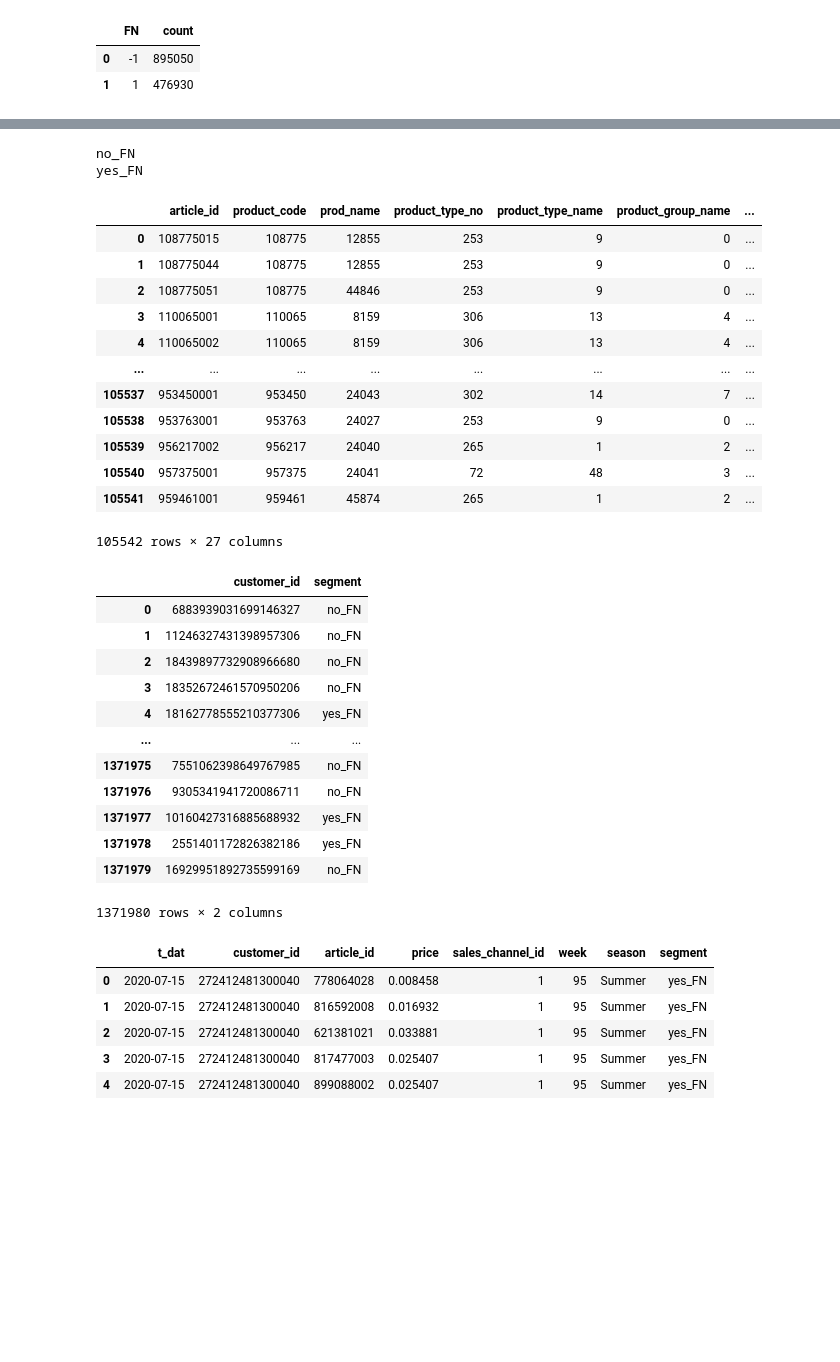
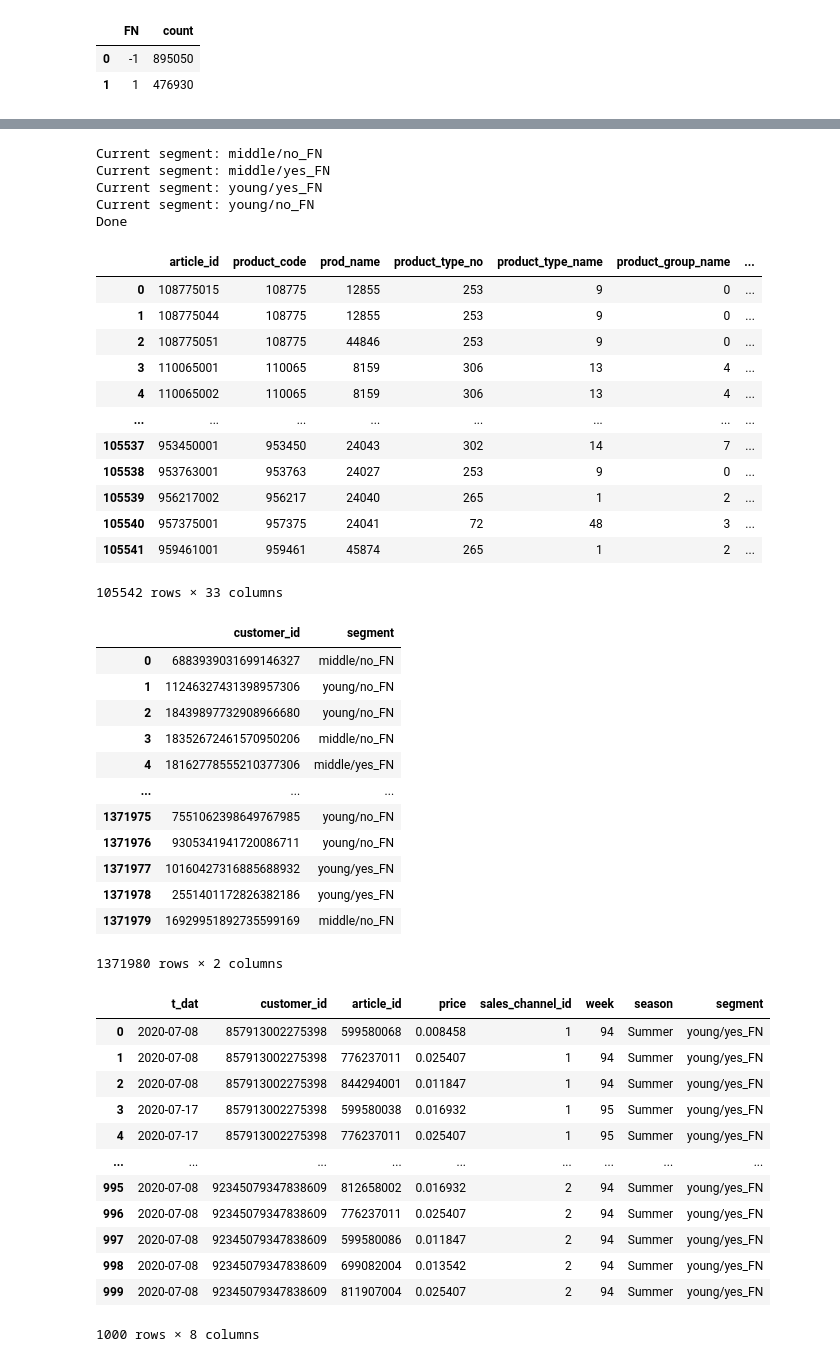
Before and after one commit to LienM/ai-project-23-24, a Jupyter notebook: ArnoDeKeersmaeker/Research/Research2.ipynb, the cells around one changed output, grey strips where cells are left out. Saved outputs shown, nothing was run; the diff lists cells and outputs as text; code cells hidden in the pictures; blank space fills up the shorter version.

```diff
--- a/ArnoDeKeersmaeker/Research/Research2.ipynb
+++ b/ArnoDeKeersmaeker/Research/Research2.ipynb
@@ -100,8 +100,9 @@ customers.groupby(["FN"]).size().reset_index(name="count")
 # %%
 # Define customer segments. Defined columns need to exist for customer
 segments = {
-    # "age" : {float(age): "young" if age < 30 else "middle" if age < 60 else "old" for age in range(0,120)},
+    "age" : {float(age): "young" if age < 35 else "middle" for age in range(0,120)},
     "FN" : {1.0 : "yes_FN", -1.0: "no_FN"},
+    # "age" : {float(age): "age_young" for age in range(0,120)}
 }
 
 for column in segments.keys():
@@ -213,9 +218,9 @@ for segment_name, segment_transactions in transactions_per_segment.items():
         seasonal_sales_by_type = seasonal_sales_by_type.merge(type_average_sales, on=feature)
         seasonal_sales_by_type["season_ratio"] = seasonal_sales_by_type["count"] / seasonal_sales_by_type["avg_all_seasons"]
 
-        # Only keeping the 75% most sold combinations
-        threshold = seasonal_sales_by_type["count"].quantile(0.25)
-        seasonal_sales_by_type = seasonal_sales_by_type[seasonal_sales_by_type["count"] >= threshold]
+        # # Only keeping the 75% most sold combinations
+        # threshold = seasonal_sales_by_type["count"].quantile(0.25)
+        # seasonal_sales_by_type = seasonal_sales_by_type[seasonal_sales_by_type["count"] > threshold]
 
         # Creating a ratio look up table
         seasonal_sales_by_type = seasonal_sales_by_type[[feature, "season_ratio"]]
@@ -223,9 +228,13 @@ for segment_name, segment_transactions in transactions_per_segment.items():
 
         # Save together with the other segments
         all_scores[(segment_name, feature)] = seasonal_sales_by_type.set_index("feature").to_dict()["season_ratio"]
+print("Done")
 # %% [output]
-no_FN
-yes_FN
+Current segment: middle/no_FN
+Current segment: middle/yes_FN
+Current segment: young/yes_FN
+Current segment: young/no_FN
+Done
 # %%
 # Calculate the season compatibility scores for each article
 def create_article_scores(article):
@@ -247,7 +256,9 @@ articles_scores = articles.copy()
 articles_scores[segment_names] = articles_scores.apply(create_article_scores, axis=1, result_type="expand")
 
 # normalize the scores
-articles_scores[segment_names] = MinMaxScaler().fit_transform(articles_scores[segment_names])
+for segment_name in segment_names:
+    articles_scores[segment_name + "x"] = MinMaxScaler().fit_transform(articles_scores[[segment_name]])
+
 articles_scores
 # %% [output]
 |  | article_id | product_code | prod_name | product_type_no | product_type_name | product_group_name | ... |
@@ -262,7 +273,7 @@ articles_scores
 | 105539 | 956217002 | 956217 | 24040 | 265 | 1 | 2 | ... |
 | 105540 | 957375001 | 957375 | 24041 | 72 | 48 | 3 | ... |
 | 105541 | 959461001 | 959461 | 45874 | 265 | 1 | 2 | ... |
-105542 rows × 27 columns
+105542 rows × 33 columns
 # %%
 articles_scores.to_parquet(path + 'articles_edited2.parquet')
 # %%
@@ -318,33 +329,42 @@ def recall(predictions, purchases, k=12):
 segmented_customers
 # %% [output]
 |  | customer_id | segment |
-| 0 | 6883939031699146327 | no_FN |
-| 1 | 11246327431398957306 | no_FN |
-| 2 | 18439897732908966680 | no_FN |
-| 3 | 18352672461570950206 | no_FN |
-| 4 | 18162778555210377306 | yes_FN |
+| 0 | 6883939031699146327 | middle/no_FN |
+| 1 | 11246327431398957306 | young/no_FN |
+| 2 | 18439897732908966680 | young/no_FN |
+| 3 | 18352672461570950206 | middle/no_FN |
+| 4 | 18162778555210377306 | middle/yes_FN |
 | ... | ... | ... |
-| 1371975 | 7551062398649767985 | no_FN |
-| 1371976 | 9305341941720086711 | no_FN |
-| 1371977 | 10160427316885688932 | yes_FN |
-| 1371978 | 2551401172826382186 | yes_FN |
-| 1371979 | 16929951892735599169 | no_FN |
+| 1371975 | 7551062398649767985 | young/no_FN |
+| 1371976 | 9305341941720086711 | young/no_FN |
+| 1371977 | 10160427316885688932 | young/yes_FN |
+| 1371978 | 2551401172826382186 | young/yes_FN |
+| 1371979 | 16929951892735599169 | middle/no_FN |
 1371980 rows × 2 columns
 # %%
 ### split into training and testing
 # one week is used for testing
 # a number of weeks leading up to the test week are used to train the ranker
-test_week = 105
+test_week = 104
 num_training_weeks = 10
 training_weeks = np.arange(test_week-num_training_weeks, test_week)
 train_data = transactions_train[transactions_train.week.isin(training_weeks)].reset_index(drop=True)
+
+# add segment of the customer to each transaction
 train_data = train_data.merge(segmented_customers, on="customer_id")
-train_data.head()
+train_data.head(1000)
 # %% [output]
 |  | t_dat | customer_id | article_id | price | sales_channel_id | week | season | segment |
-| 0 | 2020-07-15 | 272412481300040 | 778064028 | 0.008458 | 1 | 95 | Summer | yes_FN |
-| 1 | 2020-07-15 | 272412481300040 | 816592008 | 0.016932 | 1 | 95 | Summer | yes_FN |
-| 2 | 2020-07-15 | 272412481300040 | 621381021 | 0.033881 | 1 | 95 | Summer | yes_FN |
-| 3 | 2020-07-15 | 272412481300040 | 817477003 | 0.025407 | 1 | 95 | Summer | yes_FN |
-| 4 | 2020-07-15 | 272412481300040 | 899088002 | 0.025407 | 1 | 95 | Summer | yes_FN |
+| 0 | 2020-07-08 | 857913002275398 | 599580068 | 0.008458 | 1 | 94 | Summer | young/yes_FN |
+| 1 | 2020-07-08 | 857913002275398 | 776237011 | 0.025407 | 1 | 94 | Summer | young/yes_FN |
+| 2 | 2020-07-08 | 857913002275398 | 844294001 | 0.011847 | 1 | 94 | Summer | young/yes_FN |
+| 3 | 2020-07-17 | 857913002275398 | 599580038 | 0.016932 | 1 | 95 | Summer | young/yes_FN |
+| 4 | 2020-07-17 | 857913002275398 | 776237011 | 0.025407 | 1 | 95 | Summer | young/yes_FN |
+| ... | ... | ... | ... | ... | ... | ... | ... | ... |
+| 995 | 2020-07-08 | 92345079347838609 | 812658002 | 0.016932 | 2 | 94 | Summer | young/yes_FN |
+| 996 | 2020-07-08 | 92345079347838609 | 776237011 | 0.025407 | 2 | 94 | Summer | young/yes_FN |
+| 997 | 2020-07-08 | 92345079347838609 | 599580086 | 0.011847 | 2 | 94 | Summer | young/yes_FN |
+| 998 | 2020-07-08 | 92345079347838609 | 699082004 | 0.013542 | 2 | 94 | Summer | young/yes_FN |
+| 999 | 2020-07-08 | 92345079347838609 | 811907004 | 0.025407 | 2 | 94 | Summer | young/yes_FN |
+1000 rows × 8 columns
 # %%
```
Also changed, not shown: parts of 13 cells of this notebook.
